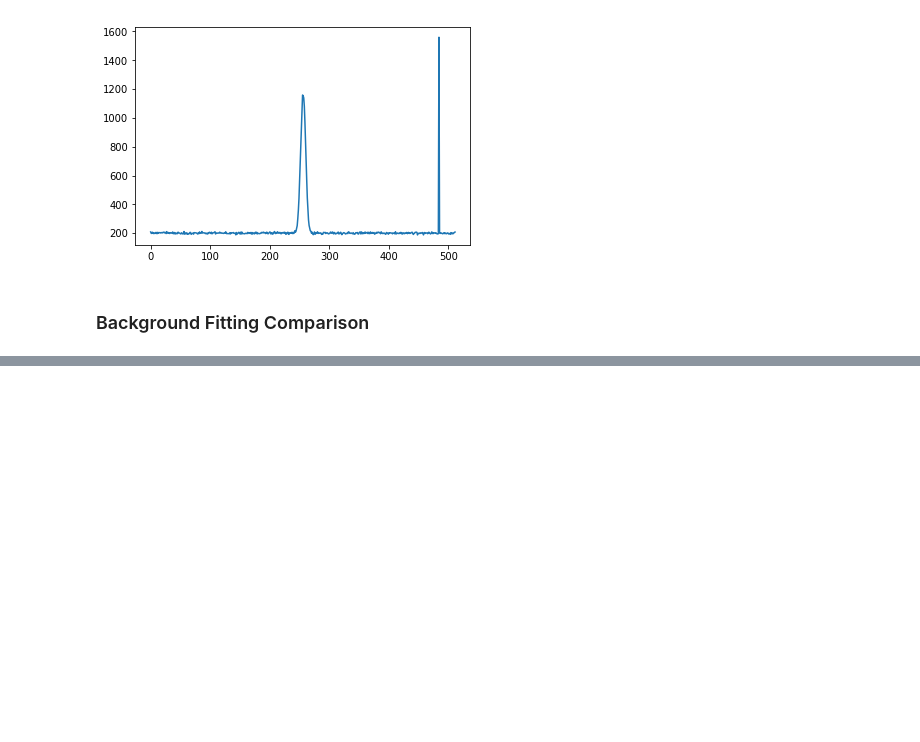
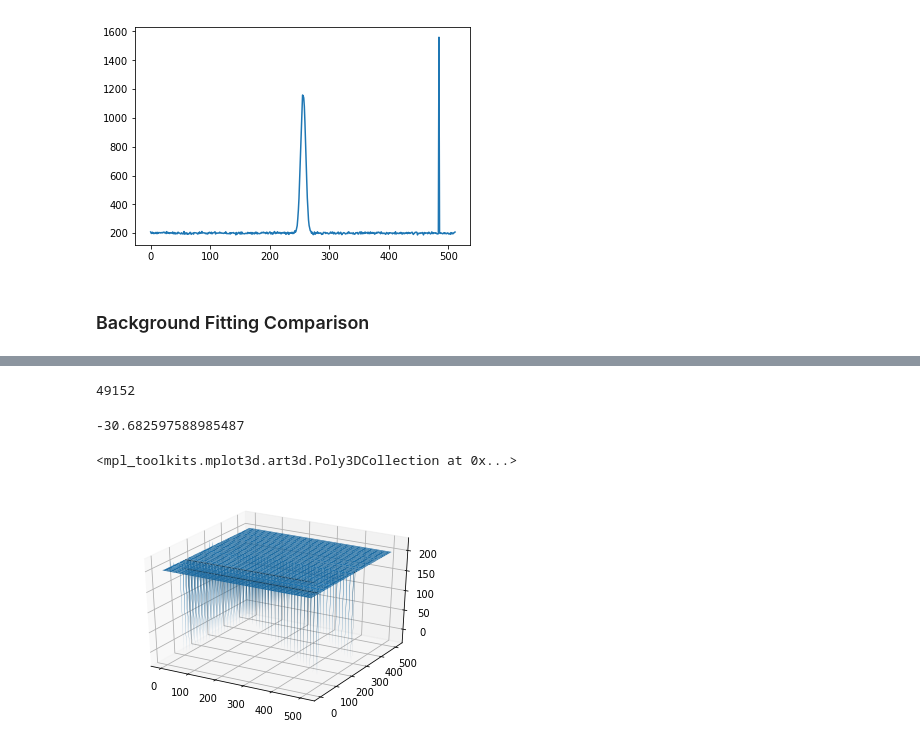
Before and after one commit to exosports/JOSE, a Jupyter notebook: Conversion Report.ipynb, the cells around one changed output, grey strips where cells are left out. Drawn from its saved outputs; the diff is of its cells as text; code cells hidden in the pictures; blank space fills up the shorter version.

```diff
--- a/Conversion Report.ipynb
+++ b/Conversion Report.ipynb
@@ -77,0 +96,4 @@ np.min(difference_background)
+# %%
+np.argmin(difference_background)
+# %% [output]
+49152
@@ -77,0 +102,15 @@ np.min(difference_background)
+# %%
+np.min(background)
+# %% [output]
+-30.682597588985487
+# %%
+fig = plt.figure()
+ax = fig.gca(projection='3d')
+X = np.array(range(background.shape[0]))
+Y = np.array(range(background.shape[1]))
+X, Y = np.meshgrid(X, Y)
+
+ax.plot_surface(X, Y, background)
+# %% [output]
+<mpl_toolkits.mplot3d.art3d.Poly3DCollection at 0x...>
+[figure, added]
```
Also changed, not shown: parts of 6 cells of this notebook, 26 other files.
